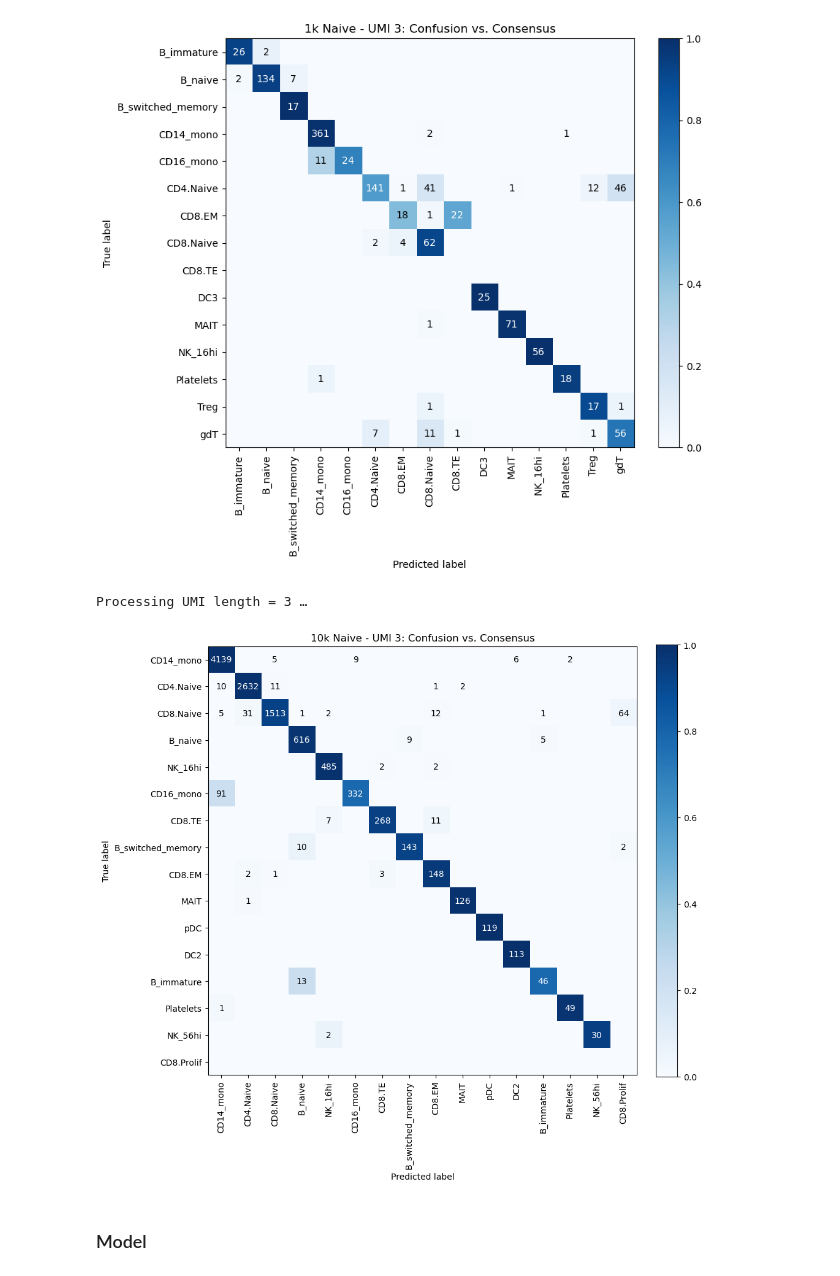
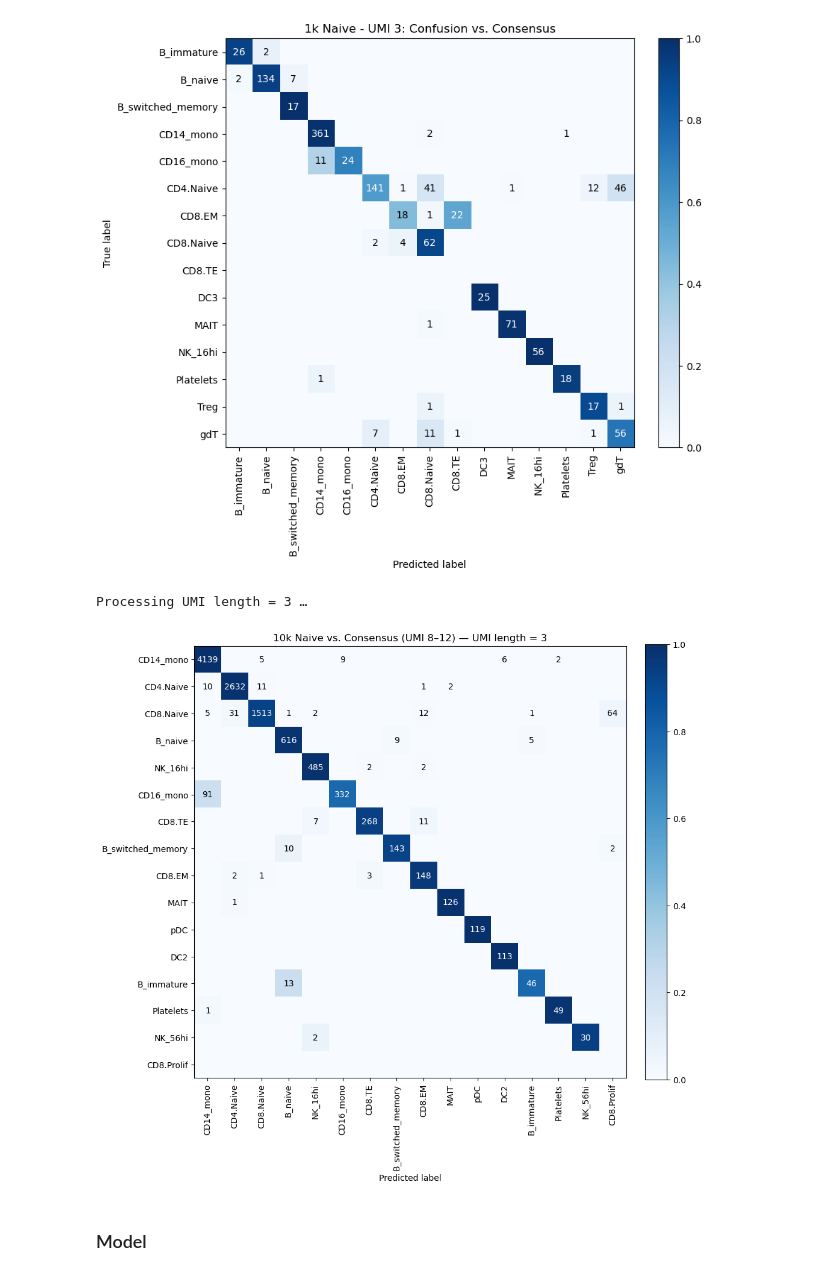
Before and after one commit to agdylan/minimal_UMIs, a Jupyter notebook: figures_ur/manuscript_figures_notebook.ipynb, the cells around one changed output. Cells and saved outputs as stored; diff of their text form; code cells hidden in the pictures.

Commit message:
figures update

```diff
--- a/figures_ur/manuscript_figures_notebook.ipynb
+++ b/figures_ur/manuscript_figures_notebook.ipynb
@@ -933,38 +933,39 @@ order = np.argsort(-total_counts)
 cm = cm[order][:, order]
 cm_prop = cm_prop[order][:, order]
 labels = [labels[idx] for idx in order]
 # ──────────────────────────────────────────────────────────────────────────────
 
 # ─── Plot ──────────────────────────────────────────────────────────────────
 fig, ax = plt.subplots(figsize=(10, 10))
 im = ax.imshow(cm_prop, cmap="Blues", vmin=0, vmax=1)
 
 ax.set_xticks(np.arange(n))
 ax.set_yticks(np.arange(n))
 ax.set_xticklabels(labels, rotation=90, ha="center")
 ax.set_yticklabels(labels)
 ax.set_xlabel("Predicted label")
-ax.set_ylabel("True label")
-# ax.set_title(f"1k Naive - UMI {umi}: Confusion vs. Consensus")
-ax.set_title(f"10k Naive - UMI {umi}: Confusion vs. Consensus")
+# ax.set_ylabel("True label")
+# ax.set_title(f"1k Naive vs. Consensus (UMI 8–12) — UMI length = {umi}")
+ax.set_title(f"10k Naive vs. Consensus (UMI 8–12) — UMI length = {umi}")
 
 thresh = 0.5
 for r in range(n):
     for c in range(n):
         count = cm[r, c]
         if count == 0:
             continue
         color = "white" if cm_prop[r, c] > thresh else "black"
         ax.text(c, r, str(count), ha="center", va="center", color=color)
 
 cbar = fig.colorbar(im, ax=ax, fraction=0.046, pad=0.04)
 
 plt.tight_layout()
-plt.savefig(f"/data/dagyeman/cellranger/bam_file_analysis/figures_ur/manuscript_figures/10k_PBMCs/naive_confusion_matrix_UMI_{umi}.pdf")
+# plt.savefig(f"/data/dagyeman/cellranger/bam_file_analysis/figures_ur/manuscript_figures/1k_PBMCs/naive_confusion_matrix_UMI_{umi}.pdf") #1k
+plt.savefig(f"/data/dagyeman/cellranger/bam_file_analysis/figures_ur/manuscript_figures/10k_PBMCs/naive_confusion_matrix_UMI_{umi}.pdf") #10k
 plt.show()
 # %% [output]
 Processing UMI length = 3 …
-[figure, old version]
+[figure, new version]
 # %% [markdown]
 ### Model
 # %%
```
Also changed, not shown: parts of 1 cell of this notebook, 4 other files.
